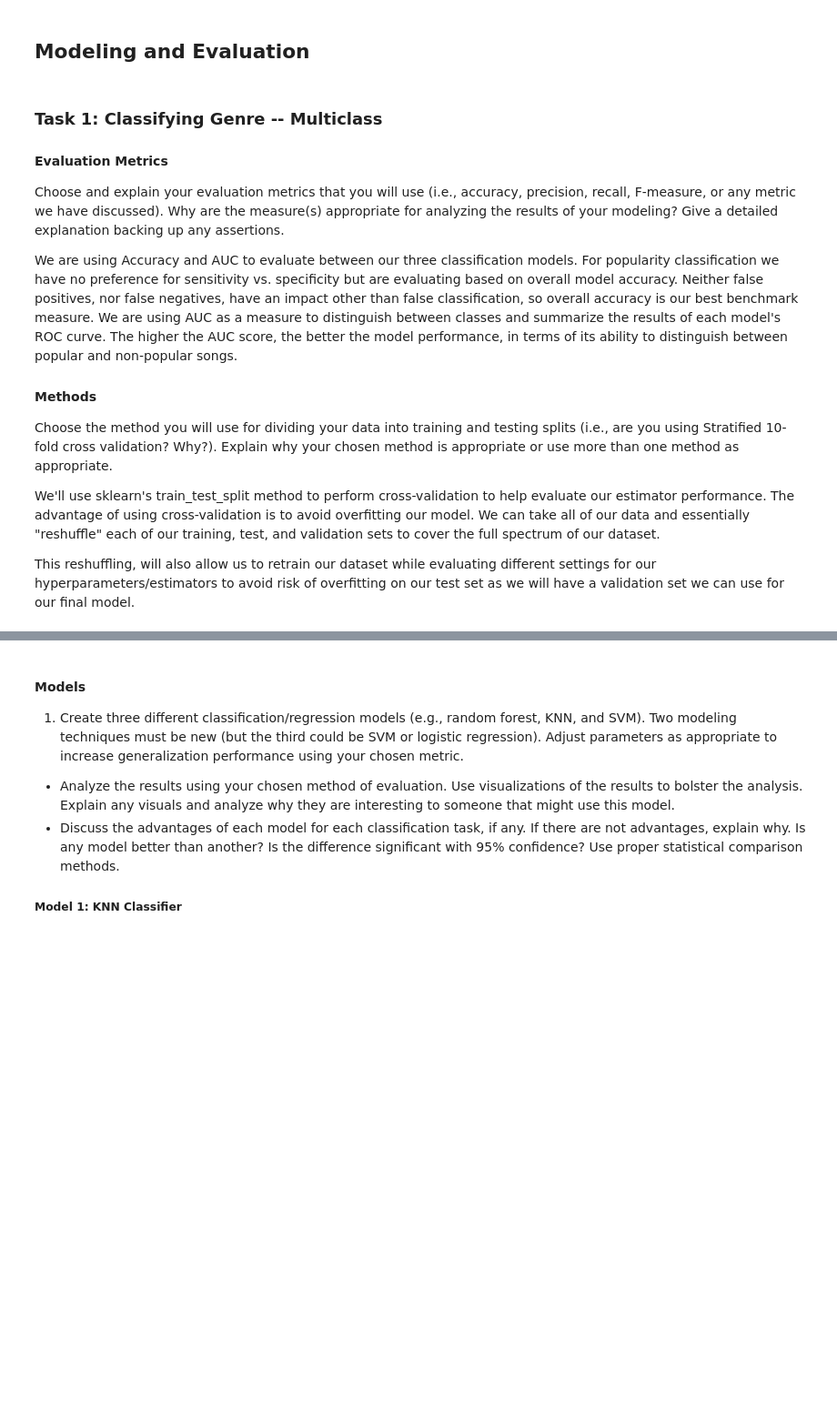
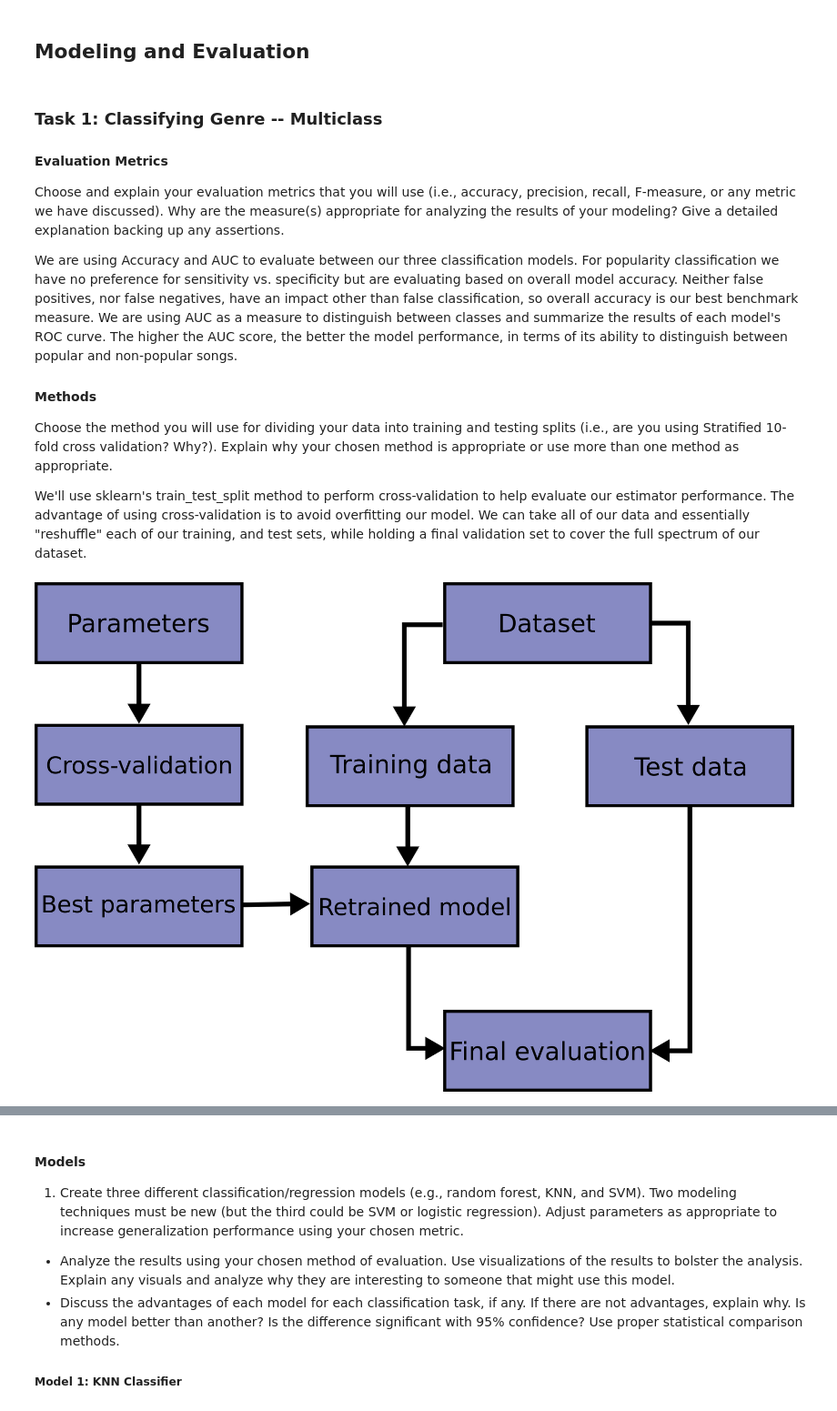
Before and after one commit to xiolett/ML1, a Jupyter notebook: Lab2_Classification/Group2_Lab2_Classification.ipynb, the cells around one changed output, grey strips where cells are left out. Shown: that part at 91% size. Cells and saved outputs as stored; diff of their text form; code cells hidden in the pictures; blank space fills up the shorter version.

Commit message:
Added reference images to CV method

```diff
--- a/Lab2_Classification/Group2_Lab2_Classification.ipynb
+++ b/Lab2_Classification/Group2_Lab2_Classification.ipynb
@@ -296,7 +296,10 @@ your chosen method is appropriate or use more than one method as appropriate.
 
 We'll use sklearn's train_test_split method to perform cross-validation to help evaluate our estimator performance. The
 advantage of using cross-validation is to avoid overfitting our model. We can take all of our data and essentially
-"reshuffle" each of our training, test, and validation sets to cover the full spectrum of our dataset.
-
-This reshuffling, will also allow us to retrain our dataset while evaluating different settings for our hyperparameters/estimators
-to avoid risk of overfitting on our test set as we will have a validation set we can use for our final model.
+"reshuffle" each of our training, and test sets, while holding a final validation set to cover the full spectrum of
+ our dataset.
+# %%
+from IPython.display import Image
+Image(filename="references/cross-validation-process.png")
+# %% [output]
+[figure, added]
```
Also changed, not shown: parts of 2 cells of this notebook, 2 other files.
